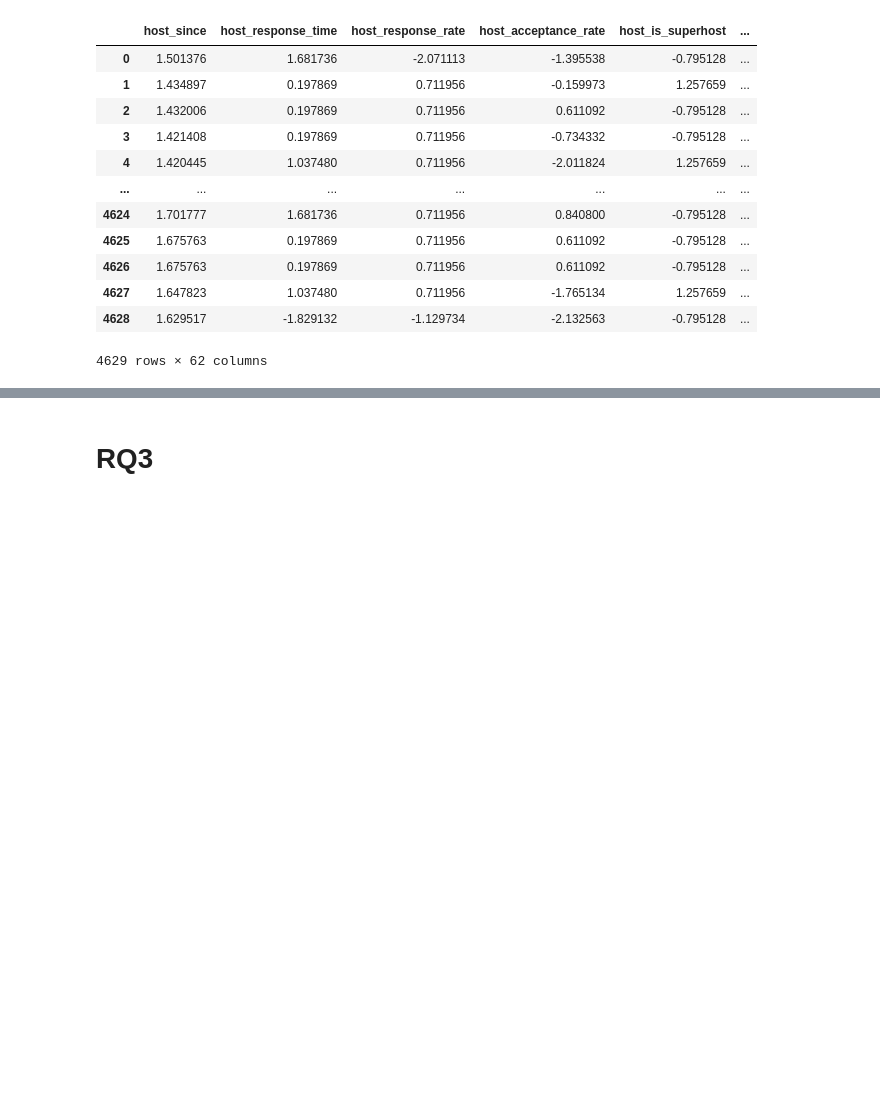
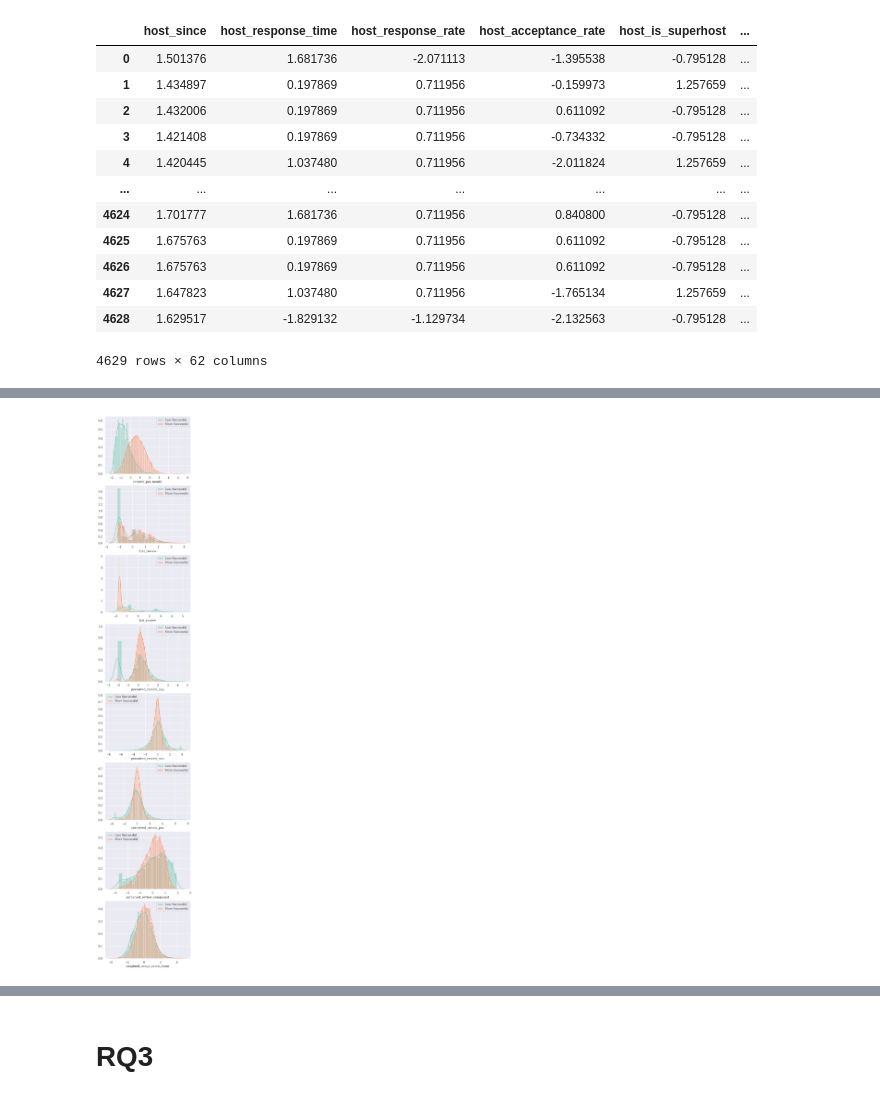
Before and after one commit to BenPrie/Airbnb-Unstructured-Data-Analysis, a Jupyter notebook: experiments.ipynb, the cells around one changed output, grey strips where cells are left out. Saved outputs shown, nothing was run; the diff lists cells and outputs as text; code cells hidden in the pictures; blank space fills up the shorter version.

```diff
--- a/experiments.ipynb
+++ b/experiments.ipynb
@@ -32,0 +39,15 @@ data
+# %%
+features_to_consider = [
+    'reviews_per_month',
+    'first_review',
+    'last_review',
+    'perceived_review_neg',
+    'perceived_review_neu',
+    'perceived_review_pos',
+    'perceived_review_compound',
+    'weighted_image_score_mean'
+]
+
+experiment = RQs.RQ1(data, 0.4)
+results = experiment.run(features_to_consider)
+results
@@ -32,0 +64,18 @@ data
+# %%
+# Plot the data to visualise these results.
+fig, axes = plt.subplots(len(features_to_consider), 1, figsize=(5, 4*len(features_to_consider)))
+unsuccessful, successful = experiment.get_data_split()
+
+for i in range(len(features_to_consider)):
+    feature = features_to_consider[i]
+
+    less_sample = unsuccessful[feature]
+    more_sample = successful[feature]
+
+    sns.distplot(less_sample, ax=axes[i], label='Less Successful')
+    sns.distplot(more_sample, ax=axes[i], label='More Successful')
+
+    axes[i].legend()
+    axes[i].set_ylabel('')
+# %% [output]
+[figure, added]
```
Also changed, not shown: parts of 10 cells of this notebook, 11 other files.
